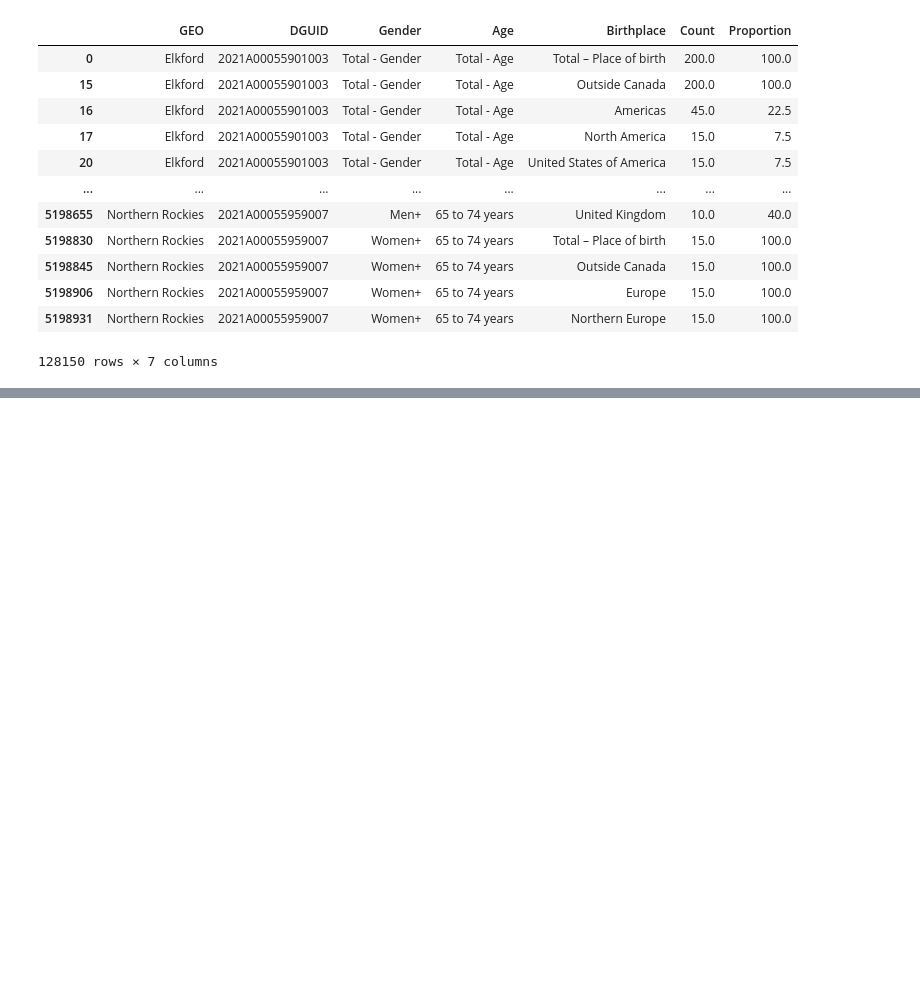
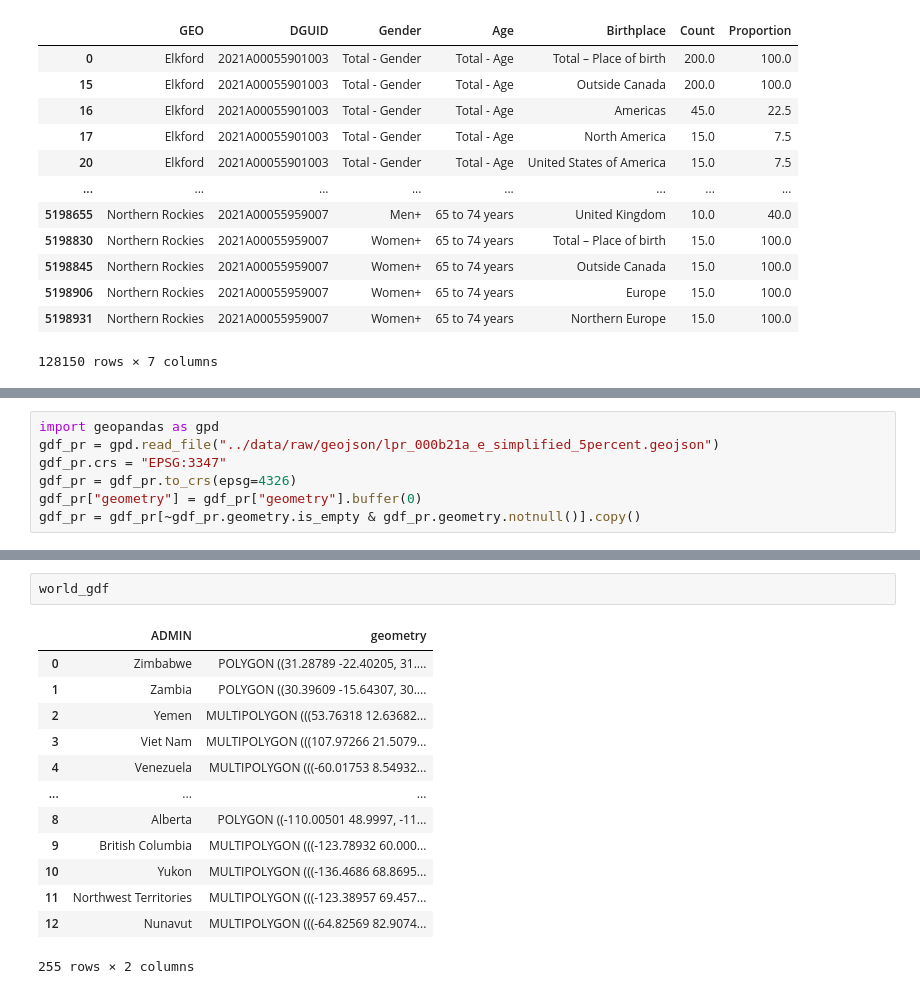
Before and after one commit to jinxyou/Immigration_stats, a Jupyter notebook: notebooks/eda_subdivison.ipynb, the cells around one changed output, grey strips where cells are left out. Drawn from its saved outputs; the diff is of its cells as text; blank space fills up the shorter version.

```diff
--- a/notebooks/eda_subdivison.ipynb
+++ b/notebooks/eda_subdivison.ipynb
@@ -458,3 +470,10 @@ if __name__ == '__main__':
     app.run_server(debug=True, port=8051)
 # %% [output]
 [interactive output not drawn]
+# %%
+import geopandas as gpd
+gdf_pr = gpd.read_file("../data/raw/geojson/lpr_000b21a_e_simplified_5percent.geojson")
+gdf_pr.crs = "EPSG:3347"
+gdf_pr = gdf_pr.to_crs(epsg=4326)
+gdf_pr["geometry"] = gdf_pr["geometry"].buffer(0)
+gdf_pr = gdf_pr[~gdf_pr.geometry.is_empty & gdf_pr.geometry.notnull()].copy()
@@ -460,0 +505,16 @@ if __name__ == '__main__':
+# %%
+world_gdf
+# %% [output]
+|  | ADMIN | geometry |
+| 0 | Zimbabwe | POLYGON ((31.28789 -22.40205, 31.... |
+| 1 | Zambia | POLYGON ((30.39609 -15.64307, 30.... |
+| 2 | Yemen | MULTIPOLYGON (((53.76318 12.63682... |
+| 3 | Viet Nam | MULTIPOLYGON (((107.97266 21.5079... |
+| 4 | Venezuela | MULTIPOLYGON (((-60.01753 8.54932... |
+| ... | ... | ... |
+| 8 | Alberta | POLYGON ((-110.00501 48.9997, -11... |
+| 9 | British Columbia | MULTIPOLYGON (((-123.78932 60.000... |
+| 10 | Yukon | MULTIPOLYGON (((-136.4686 68.8695... |
+| 11 | Northwest Territories | MULTIPOLYGON (((-123.38957 69.457... |
+| 12 | Nunavut | MULTIPOLYGON (((-64.82569 82.9074... |
+255 rows × 2 columns
```
Also changed, not shown: parts of 8 cells of this notebook, 5 other files.
